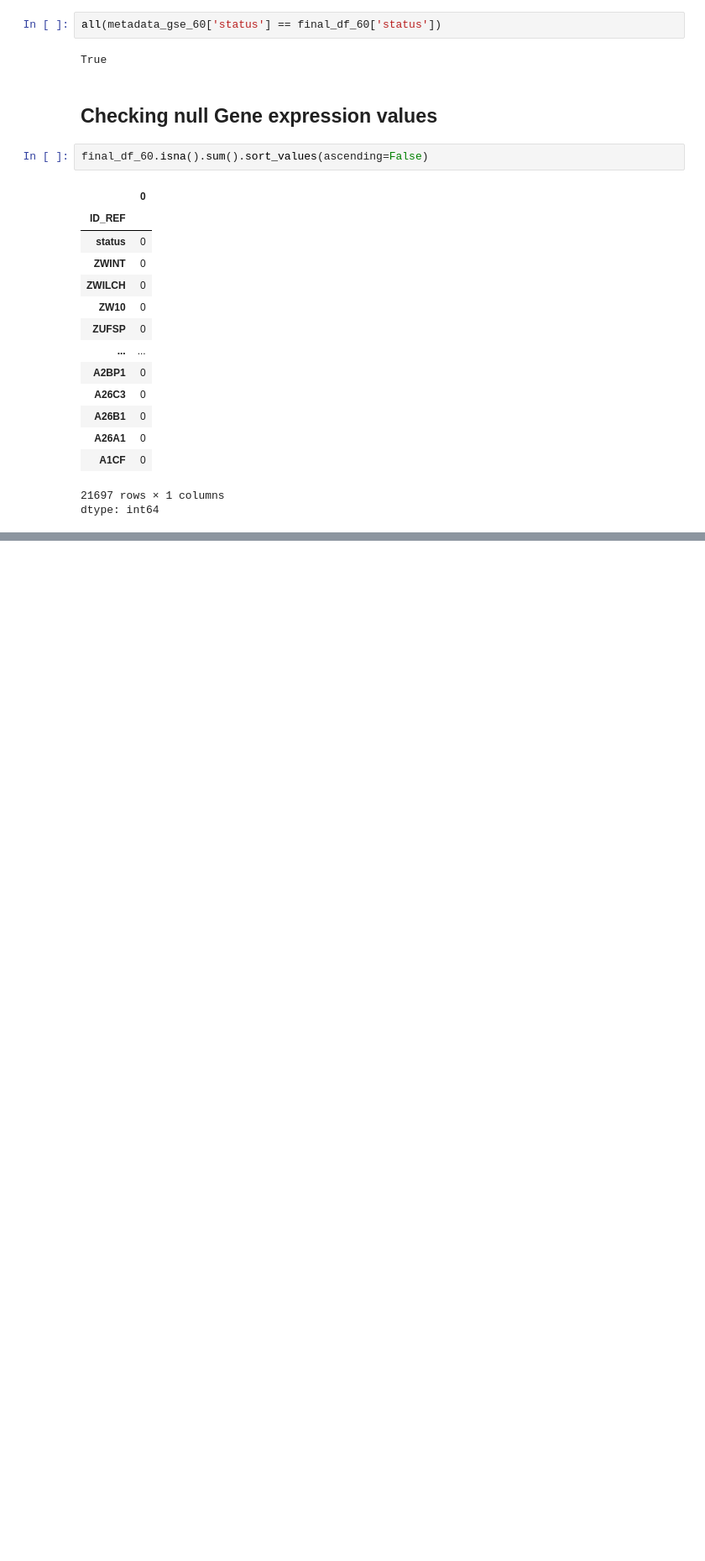
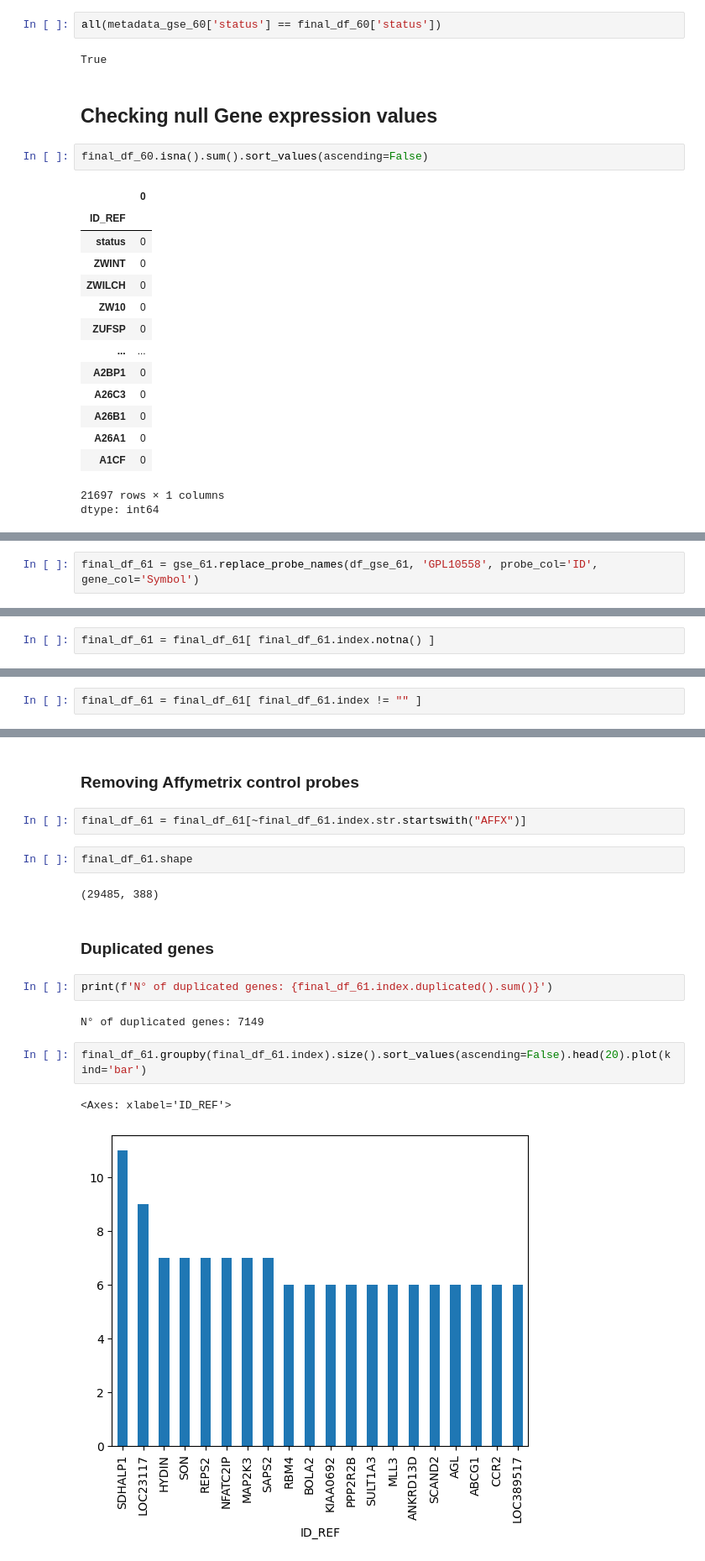
Before and after one commit to FerasAfi/genetic-alzheimer-disease-prediction-app, a Jupyter notebook: Notebooks/Data Cleaning.ipynb, the cells around one changed output, grey strips where cells are left out. Shown at 84% size. Drawn from its saved outputs; the diff is of its cells as text; blank space fills up the shorter version.

```diff
--- a/Notebooks/Data Cleaning.ipynb
+++ b/Notebooks/Data Cleaning.ipynb
@@ -452,0 +647,2 @@ plt.show()
+# %%
+final_df_61 = gse_61.replace_probe_names(df_gse_61, 'GPL10558', probe_col='ID', gene_col='Symbol')
@@ -452,0 +674,2 @@ plt.show()
+# %%
+final_df_61 = final_df_61[ final_df_61.index.notna() ]
@@ -452,0 +682,2 @@ plt.show()
+# %%
+final_df_61 = final_df_61[ final_df_61.index != "" ]
@@ -452,0 +688,19 @@ plt.show()
+# %% [markdown]
+### Removing Affymetrix control probes
+# %%
+final_df_61 = final_df_61[~final_df_61.index.str.startswith("AFFX")]
+# %%
+final_df_61.shape
+# %% [output]
+(29485, 388)
+# %% [markdown]
+### Duplicated genes
+# %%
+print(f'N° of duplicated genes: {final_df_61.index.duplicated().sum()}')
+# %% [output]
+N° of duplicated genes: 7149
+# %%
+final_df_61.groupby(final_df_61.index).size().sort_values(ascending=False).head(20).plot(kind='bar')
+# %% [output]
+<Axes: xlabel='ID_REF'>
+[figure, added]
```
Also changed, not shown: parts of 60 cells of this notebook, 5 other files.
